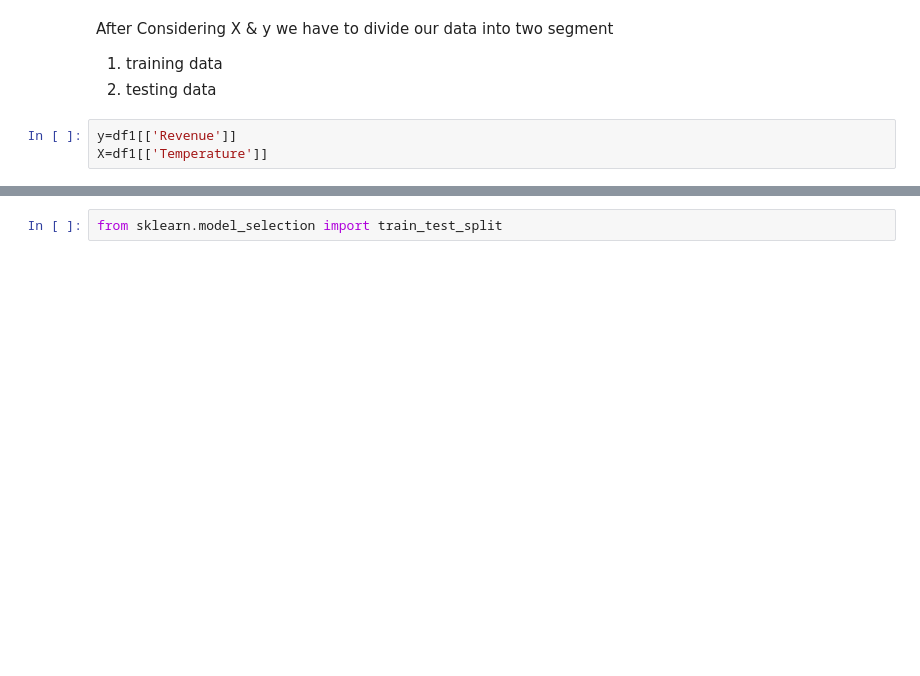
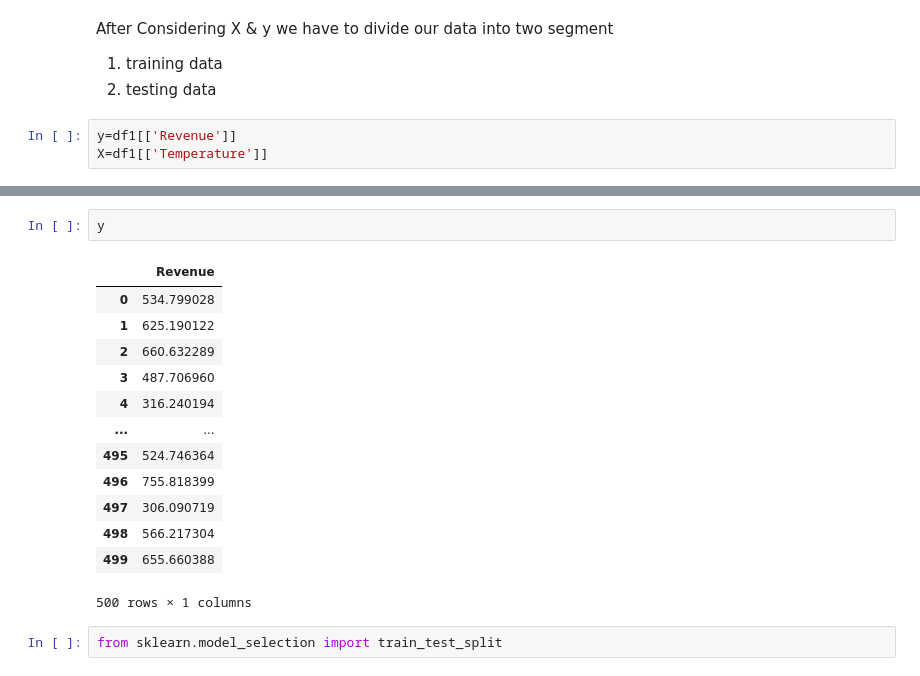
Before and after one commit to Dhrubaraj-Roy/My-End-To-End-Machine-Learning-Journey, a Jupyter notebook: Linear_Regression/Poly_Linear_Da_2481275.ipynb, the cells around one changed output, grey strips where cells are left out. Drawn from its saved outputs; the diff is of its cells as text; blank space fills up the shorter version.

```diff
--- a/Linear_Regression/Poly_Linear_Da_2481275.ipynb
+++ b/Linear_Regression/Poly_Linear_Da_2481275.ipynb
@@ -142,3 +174,19 @@ X=df1[['Temperature']]
+# %%
+y
+# %% [output]
+|  | Revenue |
+| 0 | 534.799028 |
+| 1 | 625.190122 |
+| 2 | 660.632289 |
+| 3 | 487.706960 |
+| 4 | 316.240194 |
+| ... | ... |
+| 495 | 524.746364 |
+| 496 | 755.818399 |
+| 497 | 306.090719 |
+| 498 | 566.217304 |
+| 499 | 655.660388 |
+500 rows × 1 columns
 # %%
 from sklearn.model_selection import train_test_split
 # %%
```
Also changed, not shown: parts of 18 cells of this notebook.
